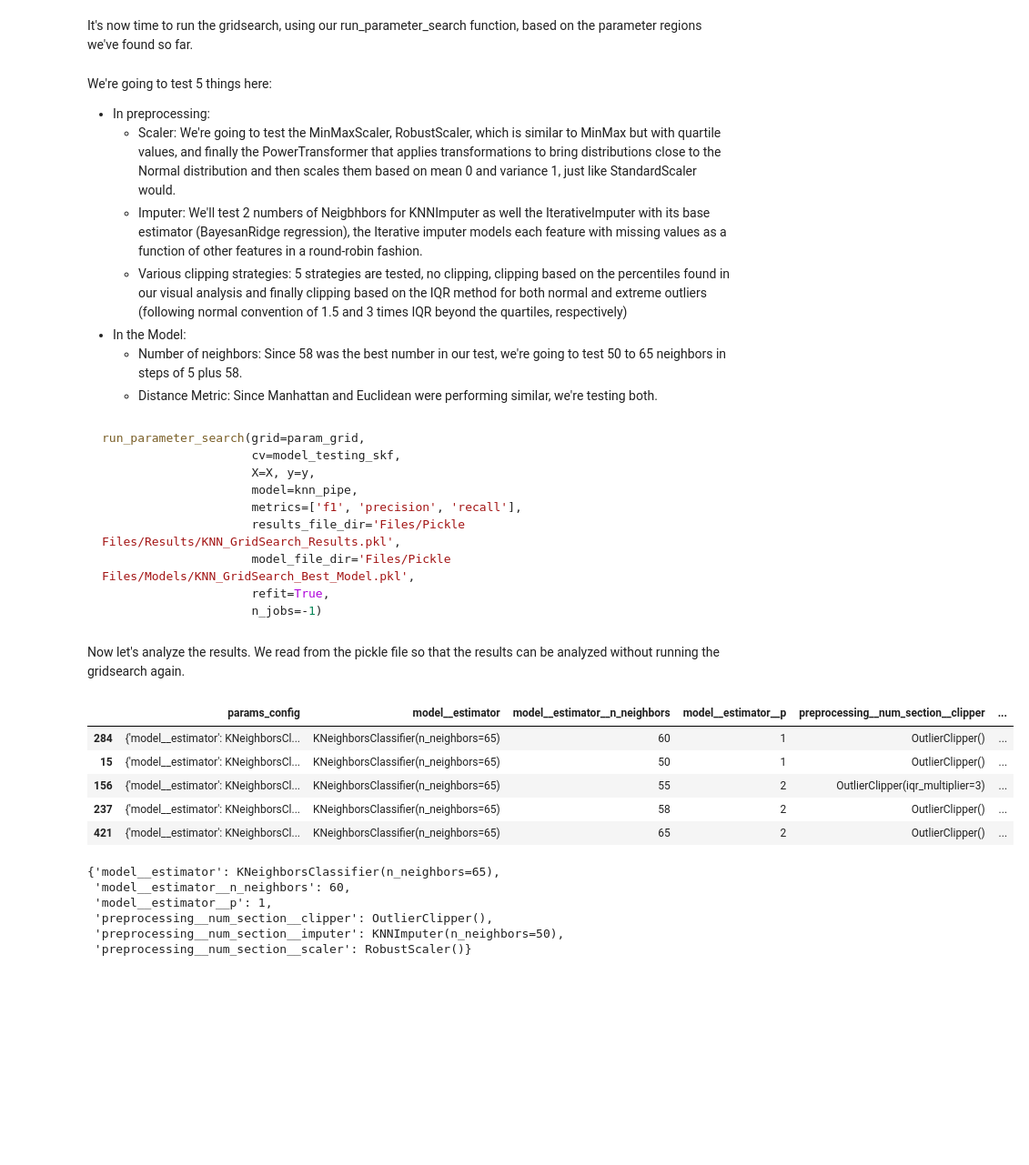
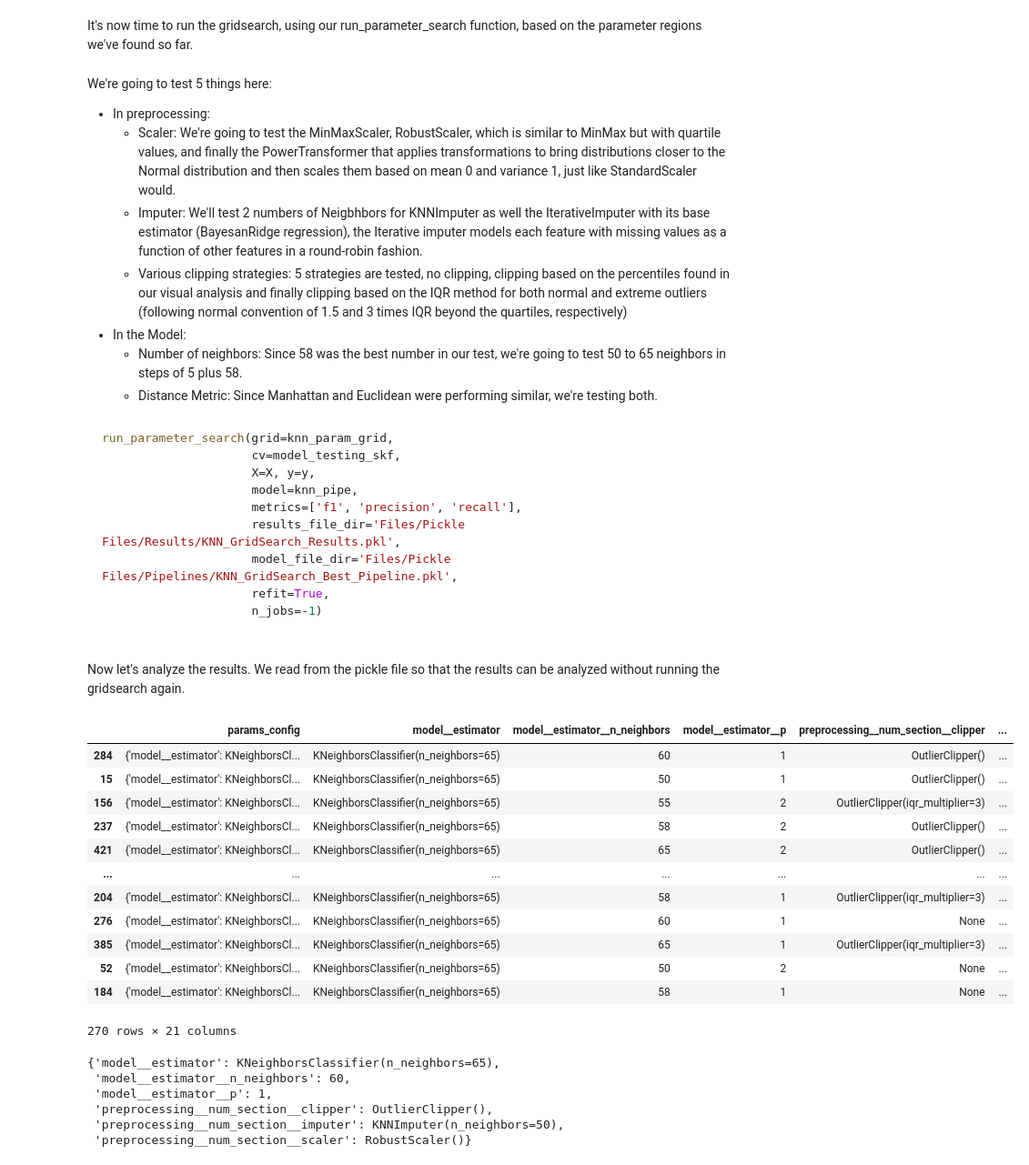
Before and after one commit to Dinis239/DM2_Project, a Jupyter notebook: Modeling/02_Modeling_KNN.ipynb, the cells around one changed output. Shown at 91% size. Saved outputs shown, nothing was run; the diff lists cells and outputs as text; code cells hidden in the pictures; blank space fills up the shorter version.

````diff
--- a/Modeling/02_Modeling_KNN.ipynb
+++ b/Modeling/02_Modeling_KNN.ipynb
@@ -404,7 +343,7 @@ relaxed_profile = {
 # %% [markdown]
 We're going to test 5 things here:
 + In preprocessing:
-    + Scaler: We're going to test the MinMaxScaler, RobustScaler, which is similar to MinMax but with quartile values, and finally the PowerTransformer that applies transformations to bring distributions close to the Normal distribution and then scales them based on mean 0 and variance 1, just like StandardScaler would.
+    + Scaler: We're going to test the MinMaxScaler, RobustScaler, which is similar to MinMax but with quartile values, and finally the PowerTransformer that applies transformations to bring distributions closer to the Normal distribution and then scales them based on mean 0 and variance 1, just like StandardScaler would.
     + Imputer: We'll test 2 numbers of Neigbhbors for KNNImputer as well the IterativeImputer with its base estimator (BayesanRidge regression), the Iterative imputer models each feature with missing values as a function of other features in a round-robin fashion.
     + Various clipping strategies: 5 strategies are tested, no clipping, clipping based on the percentiles found in our visual analysis and finally clipping based on the IQR method for both normal and extreme outliers (following normal convention of 1.5 and 3 times IQR beyond the quartiles, respectively)
 + In the Model:
@@ -423,26 +361,32 @@ param_grid = {
     }
 # %% [markdown]
 ```python
-run_parameter_search(grid=param_grid,
+run_parameter_search(grid=knn_param_grid,
                      cv=model_testing_skf,
                      X=X, y=y,
                      model=knn_pipe,
                      metrics=['f1', 'precision', 'recall'],
                      results_file_dir='Files/Pickle Files/Results/KNN_GridSearch_Results.pkl',
-                     model_file_dir='Files/Pickle Files/Models/KNN_GridSearch_Best_Model.pkl',
+                     model_file_dir='Files/Pickle Files/Pipelines/KNN_GridSearch_Best_Pipeline.pkl',
                      refit=True,
                      n_jobs=-1)
-```
 # %% [markdown]
 Now let's analyze the results. We read from the pickle file so that the results can be analyzed without running the gridsearch again.
 # %%
-result_df = pd.read_pickle('Files/Pickle Files/Results/KNN_GridSearch_Results.pkl')
-result_df.head()
+knn_result_df = pd.read_pickle('Files/Pickle Files/Results/KNN_GridSearch_Results.pkl')
+knn_result_df
 # %% [output]
 |  | params_config | model__estimator | model__estimator__n_neighbors | model__estimator__p | preprocessing__num_section__clipper | ... |
 | 284 | {'model__estimator': KNeighborsCl... | KNeighborsClassifier(n_neighbors=65) | 60 | 1 | OutlierClipper() | ... |
 | 15 | {'model__estimator': KNeighborsCl... | KNeighborsClassifier(n_neighbors=65) | 50 | 1 | OutlierClipper() | ... |
 | 156 | {'model__estimator': KNeighborsCl... | KNeighborsClassifier(n_neighbors=65) | 55 | 2 | OutlierClipper(iqr_multiplier=3) | ... |
 | 237 | {'model__estimator': KNeighborsCl... | KNeighborsClassifier(n_neighbors=65) | 58 | 2 | OutlierClipper() | ... |
 | 421 | {'model__estimator': KNeighborsCl... | KNeighborsClassifier(n_neighbors=65) | 65 | 2 | OutlierClipper() | ... |
+| ... | ... | ... | ... | ... | ... | ... |
+| 204 | {'model__estimator': KNeighborsCl... | KNeighborsClassifier(n_neighbors=65) | 58 | 1 | OutlierClipper(iqr_multiplier=3) | ... |
+| 276 | {'model__estimator': KNeighborsCl... | KNeighborsClassifier(n_neighbors=65) | 60 | 1 | None | ... |
+| 385 | {'model__estimator': KNeighborsCl... | KNeighborsClassifier(n_neighbors=65) | 65 | 1 | OutlierClipper(iqr_multiplier=3) | ... |
+| 52 | {'model__estimator': KNeighborsCl... | KNeighborsClassifier(n_neighbors=65) | 50 | 2 | None | ... |
+| 184 | {'model__estimator': KNeighborsCl... | KNeighborsClassifier(n_neighbors=65) | 58 | 1 | None | ... |
+270 rows × 21 columns
 # %%
````
Also changed, not shown: parts of 37 cells of this notebook, 18 other files.
